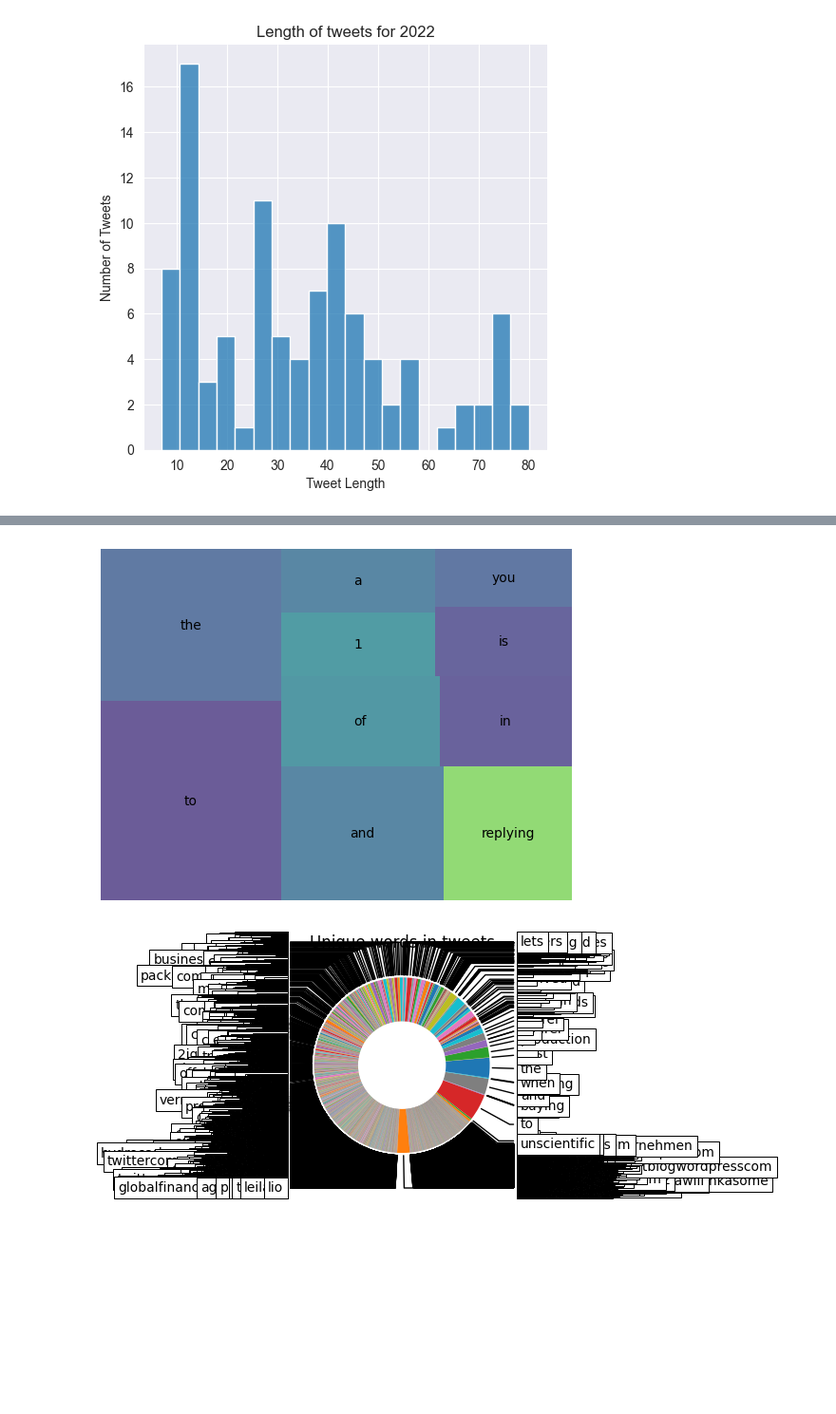
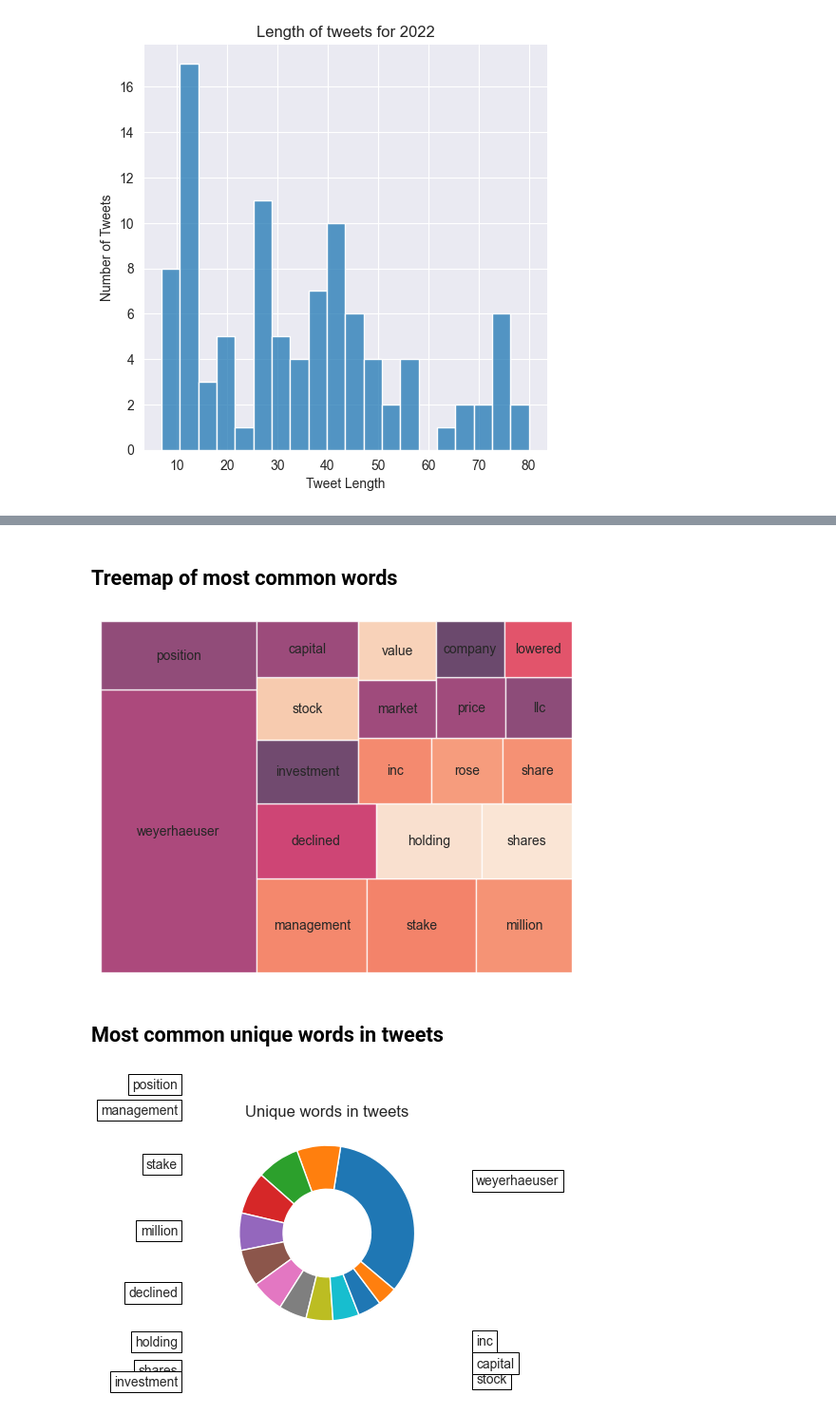
Before and after one commit to JoseAngelGarciaSanchez/overperforming-58-energy-stocks, a Jupyter notebook: eda.ipynb, the cells around one changed output, grey strips where cells are left out. Shown at 95% size. Drawn from its saved outputs; the diff is of its cells as text; code cells hidden in the pictures; blank space fills up the shorter version.

```diff
--- a/eda.ipynb
+++ b/eda.ipynb
@@ -147,14 +138,10 @@ for year, mask in zip(years, masks):
 # %%
-import matplotlib.pyplot as plt
-import pandas as pd
-
-
-
 # calculate the average word length for each tweet
-df["avg_word_length"] = df["TweetText"].apply(lambda x: sum(len(word) for word in x.split()) / len(x.split()))
+tweets_df["avg_word_length"] = tweets_df["TweetText"].apply(
+    lambda x: sum(len(word) for word in x.split()) / len(x.split()))
 
 # create the histogram
-plt.hist(df["avg_word_length"], bins=20)
+plt.hist(tweets_df["avg_word_length"], bins=20)
 plt.xlabel("Average Word Length")
 plt.ylabel("Frequency")
 plt.title("Distribution of Average Word Length in Tweets")
@@ -163,0 +153,9 @@ NameError: name 'df' is not defined
+# %%
+for year, mask in zip(years, masks):
+    tweets_df["avg_word_length"] = tweets_df.loc[mask, 'TweetText'].apply(
+        lambda x: sum(len(word) for word in x.split()) / len(x.split()))
+    plt.hist(tweets_df["avg_word_length"], bins=20)
+    plt.xlabel("Average Word Length")
+    plt.ylabel("Frequency")
+    plt.title("Distribution of Average Word Length in Tweets")
+    plt.show()
@@ -207,59 +218,75 @@ NameError: name 'nltk' is not defined
+# %% [markdown]
+## Treemap of most common words
 # %%
 import squarify
 import matplotlib.pyplot as plt
 from collections import Counter
 
 # assuming your dataframe is named 'df' and the column with the tweets is named 'TweetText'
-tweet_text = df['TweetText'].str.cat(sep=' ')
+tweet_text = tweets_df['TweetText'].str.cat(sep=' ')
+
+# split the words and remove stopwords
+filtered_words = [word for word in tweet_text.split() if (
+    word.lower() not in stop_words) and (not starts_with_number(word))]
 
 # get the top 10 most common words
-common_words = Counter(tweet_text.split()).most_common(10)
+common_words = Counter(filtered_words).most_common(20)
 
 # create the treemap
-squarify.plot(sizes=[count for word, count in common_words], label=[word for word, count in common_words], alpha=.8 )
+squarify.plot(sizes=[count for word, count in common_words], label=[
+              word for word, count in common_words], alpha=.8)
 plt.axis('off')
 plt.show()
 # %% [output]
-[figure, old version]
+[figure, new version]
+# %% [markdown]
+## Most common unique words in tweets
 # %%
-import matplotlib.pyplot as plt
-from collections import Counter
-import pandas as pd
-import numpy as np
+all_words = ' '.join(tweets_df['TweetText']).split()
 
-
-# Create a list of all the words in the column
-all_words = ' '.join(df['TweetText']).split()
+# Filter out the stop words and words starting with numbers
+all_words = [word for word in all_words if (
+    word.lower() not in stop_words) and (not starts_with_number(word))]
 
 # Count the number of occurrences of each word
 word_counts = Counter(all_words)
 
 # Get the unique words and their counts
 unique_words = dict(word_counts)
+
+# Sort the dictionary by values (word counts) in descending order
+unique_words = dict(sorted(unique_words.items(),
+                    key=lambda item: item[1], reverse=True))
+
+# Keep the first n items where n is the number of items you want to keep
+n = 12
+unique_words = dict(list(unique_words.items())[:n])
 
 # Plot the donut chart
 fig, ax = plt.subplots(figsize=(6, 3), subplot_kw=dict(aspect="equal"))
 
 data = list(unique_words.values())
 
 wedges, texts = ax.pie(data, wedgeprops=dict(width=0.5), startangle=-40)
 
 bbox_props = dict(boxstyle="square,pad=0.3", fc="w", ec="k", lw=0.72)
 kw = dict(xycoords='data', textcoords='data', arrowprops=dict(arrowstyle="-"),
           bbox=bbox_props, zorder=0, va="center")
 
 for i, p in enumerate(wedges):
     ang = (p.theta2 - p.theta1)/2. + p.theta1
     y = np.sin(np.deg2rad(ang))
     x = np.cos(np.deg2rad(ang))
     horizontalalignment = {-1: "right", 1: "left"}[int(np.sign(x))]
     connectionstyle = "angle,angleA=0,angleB={}".format(ang)
     kw["arrowprops"].update({"connectionstyle": connectionstyle})
-    ax.annotate(list(unique_words.keys())[i], xy=(x, y), xytext=(1.35*np.sign(x), 1.4*y),
-                 horizontalalignment=horizontalalignment, **kw)
+    kw["va"] = "center"
+    ax.annotate(list(unique_words.keys())[i], xy=(x, y), xytext=(1.7*np.sign(x), 1.7*y),
+                horizontalalignment=horizontalalignment, **kw)
+
 
 ax.set_title("Unique words in tweets")
 
 plt.show()
 # %% [output]
-[figure, old version]
+[figure, new version]
```
Also changed, not shown: parts of 30 cells of this notebook.
